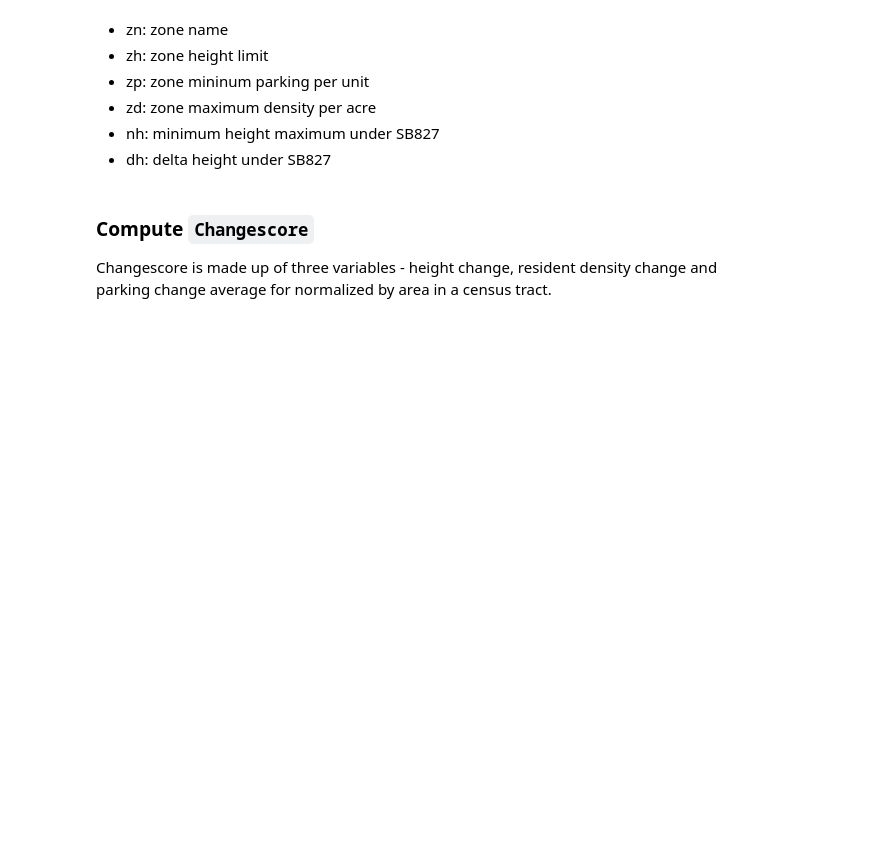
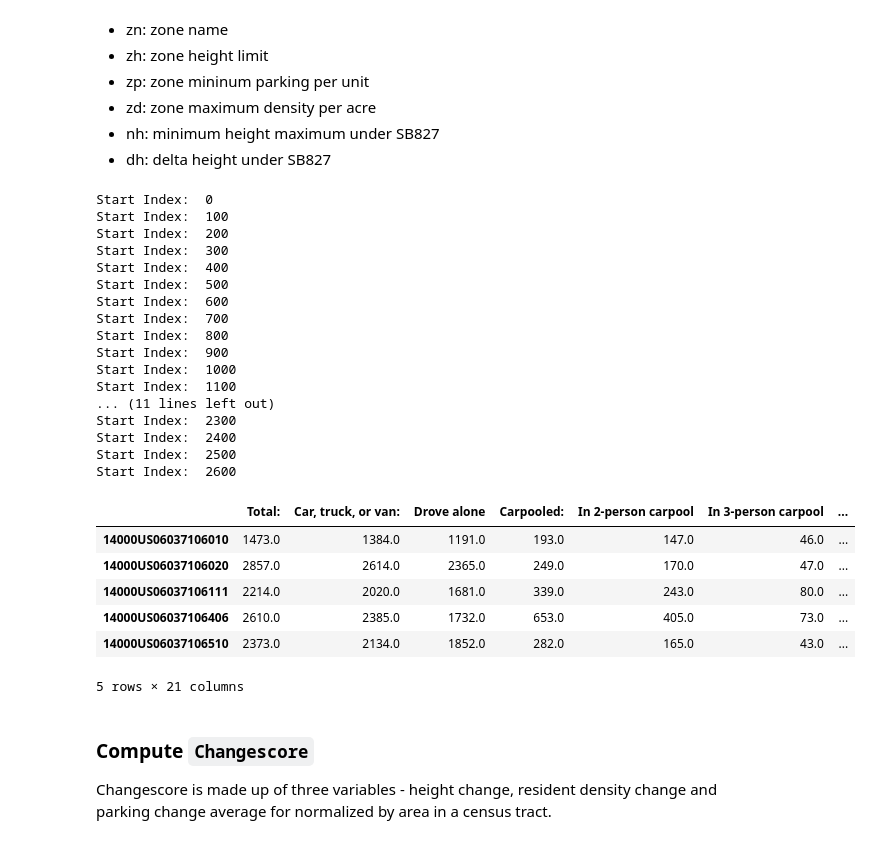
Before and after one commit to policyclub/zoning-metadata, a Jupyter notebook: analysis/DetermineZoningAndTransitRelationships.ipynb, the cells around one changed output. Saved outputs shown, nothing was run; the diff lists cells and outputs as text; code cells hidden in the pictures; blank space fills up the shorter version.

```diff
--- a/analysis/DetermineZoningAndTransitRelationships.ipynb
+++ b/analysis/DetermineZoningAndTransitRelationships.ipynb
@@ -73,10 +73,44 @@ census_prefix = '14000US'
 enriched['geoid'] = enriched['ct_strip'].apply(lambda x: census_prefix + str(x))
 del(enriched['ct_strip'])
 # %%
-lookup_list = enriched['geoid'].unique()[0:10]
-raw_data = [get_dataframe(tables=['B08301'], geoids = [l],col_names=True) for l in lookup_list]
+lookup_list = enriched['geoid'].unique()
+i = 0
+raw_data = []
+while i < 2605:
+    print("Start Index: ", i)
+    step_size = 100
+    try:
+        raw_data.append(get_dataframe(tables=['B08301'], geoids = lookup_list[i:i+step_size],col_names=True))
+    except KeyError:
+        pass
+    i += step_size
 affected_tracts_with_data = pd.concat(raw_data)
 affected_tracts_with_data.head()
+# %% [output]
+Start Index:  0
+Start Index:  100
+Start Index:  200
+Start Index:  300
+Start Index:  400
+Start Index:  500
+Start Index:  600
+Start Index:  700
+Start Index:  800
+Start Index:  900
+Start Index:  1000
+Start Index:  1100
+... (11 lines left out)
+Start Index:  2300
+Start Index:  2400
+Start Index:  2500
+Start Index:  2600
+|  | Total: | Car, truck, or van: | Drove alone | Carpooled: | In 2-person carpool | In 3-person carpool | ... |
+| 14000US06037106010 | 1473.0 | 1384.0 | 1191.0 | 193.0 | 147.0 | 46.0 | ... |
+| 14000US06037106020 | 2857.0 | 2614.0 | 2365.0 | 249.0 | 170.0 | 47.0 | ... |
+| 14000US06037106111 | 2214.0 | 2020.0 | 1681.0 | 339.0 | 243.0 | 80.0 | ... |
+| 14000US06037106406 | 2610.0 | 2385.0 | 1732.0 | 653.0 | 405.0 | 73.0 | ... |
+| 14000US06037106510 | 2373.0 | 2134.0 | 1852.0 | 282.0 | 165.0 | 43.0 | ... |
+5 rows × 21 columns
 # %% [markdown]
 ### Compute `Changescore`
 
```
Also changed, not shown: parts of 6 cells of this notebook.
